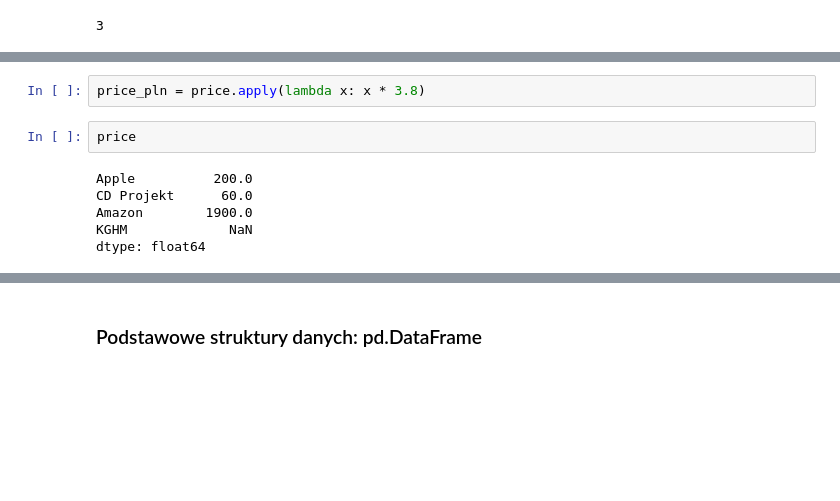
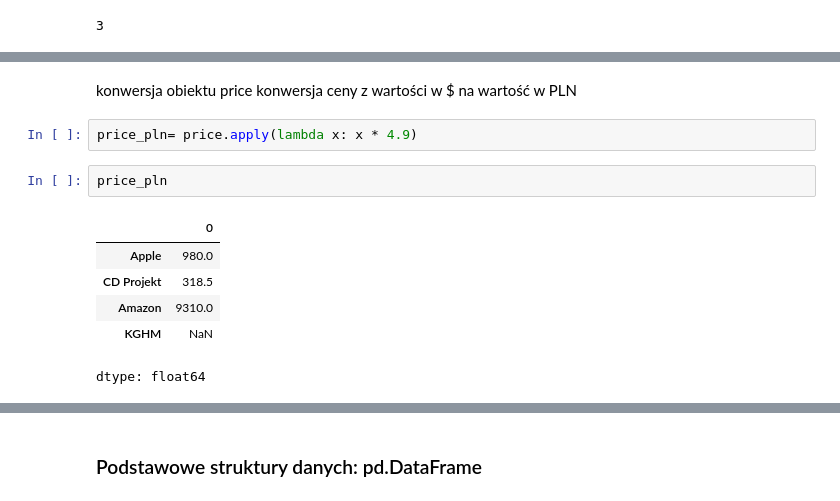
Before and after one commit to PiKoz360/test_ml, a Jupyter notebook: 02_analiza_danych/01_pandas_intro.ipynb, the cells around one changed output, grey strips where cells are left out. Drawn from its saved outputs; the diff is of its cells as text; blank space fills up the shorter version.

```diff
--- a/02_analiza_danych/01_pandas_intro.ipynb
+++ b/02_analiza_danych/01_pandas_intro.ipynb
@@ -245,11 +285,15 @@ KGHM             NaN
 dtype: float64
+# %% [markdown]
+konwersja obiektu price
+konwersja ceny z wartości w $ na wartość w PLN
 # %%
-price_pln = price.apply(lambda x: x * 3.8)
+price_pln= price.apply(lambda x: x * 4.9)
-# %%
-price
-# %% [output]
-Apple          200.0
-CD Projekt      60.0
-Amazon        1900.0
-KGHM             NaN
-dtype: float64
+# %%
+price_pln
+# %% [output]
+|  | 0 |
+| Apple | 980.0 |
+| CD Projekt | 318.5 |
+| Amazon | 9310.0 |
+| KGHM | NaN |
+dtype: float64
```
Also changed, not shown: parts of 46 cells of this notebook.
